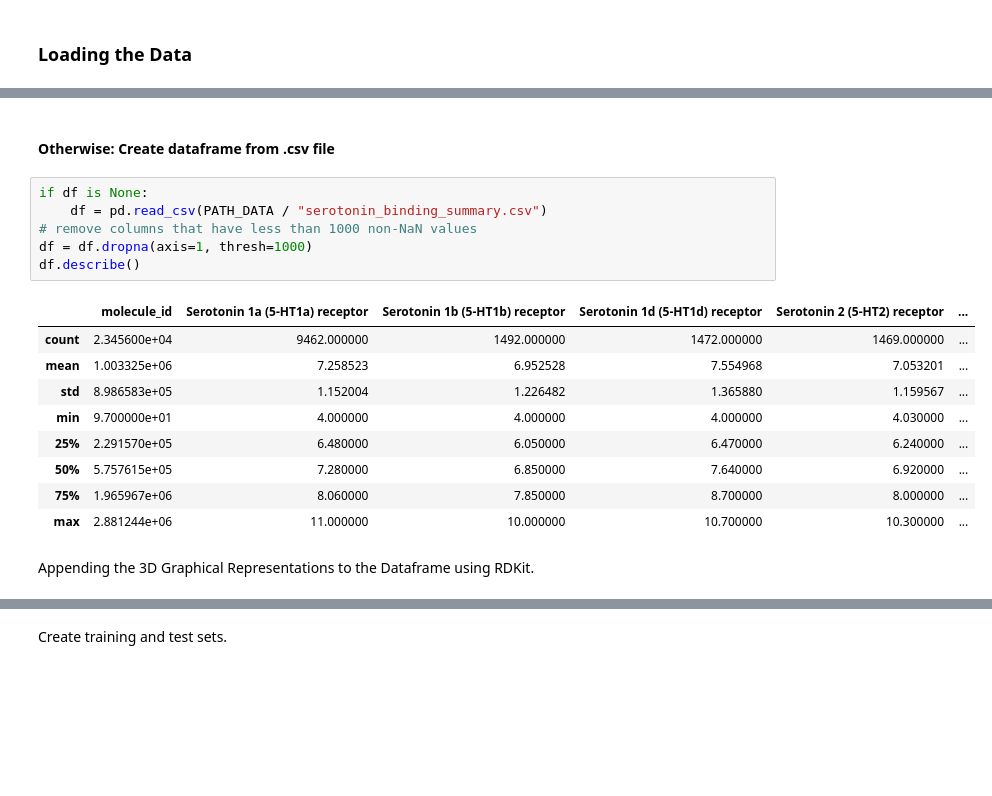
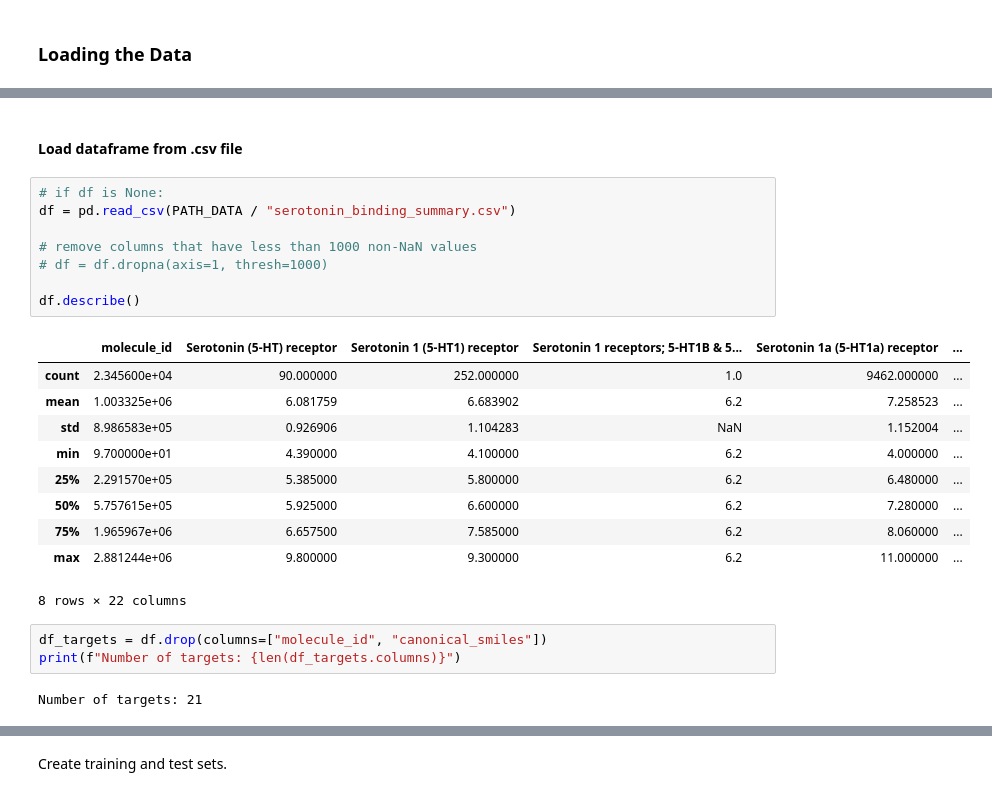
Before and after one commit to paulutsch/serotonin-3d-gnn, a Jupyter notebook: serotonin-3d-gnn.ipynb, the cells around one changed output, grey strips where cells are left out. Drawn from its saved outputs; the diff is of its cells as text; blank space fills up the shorter version.

Commit message:
feat: targets in Data and first training implemented

```diff
--- a/serotonin-3d-gnn.ipynb
+++ b/serotonin-3d-gnn.ipynb
@@ -107,21 +105,27 @@ DataFrame loaded from pickle.
 # %% [markdown]
-#### Otherwise: Create dataframe from .csv file
+#### Load dataframe from .csv file
 # %%
-if df is None:
-    df = pd.read_csv(PATH_DATA / "serotonin_binding_summary.csv")
+# if df is None:
+df = pd.read_csv(PATH_DATA / "serotonin_binding_summary.csv")
+
 # remove columns that have less than 1000 non-NaN values
-df = df.dropna(axis=1, thresh=1000)
+# df = df.dropna(axis=1, thresh=1000)
+
 df.describe()
 # %% [output]
-|  | molecule_id | Serotonin 1a (5-HT1a) receptor | Serotonin 1b (5-HT1b) receptor | Serotonin 1d (5-HT1d) receptor | Serotonin 2 (5-HT2) receptor | ... |
-| count | 2.345600e+04 | 9462.000000 | 1492.000000 | 1472.000000 | 1469.000000 | ... |
-| mean | 1.003325e+06 | 7.258523 | 6.952528 | 7.554968 | 7.053201 | ... |
-| std | 8.986583e+05 | 1.152004 | 1.226482 | 1.365880 | 1.159567 | ... |
-| min | 9.700000e+01 | 4.000000 | 4.000000 | 4.000000 | 4.030000 | ... |
-| 25% | 2.291570e+05 | 6.480000 | 6.050000 | 6.470000 | 6.240000 | ... |
-| 50% | 5.757615e+05 | 7.280000 | 6.850000 | 7.640000 | 6.920000 | ... |
-| 75% | 1.965967e+06 | 8.060000 | 7.850000 | 8.700000 | 8.000000 | ... |
-| max | 2.881244e+06 | 11.000000 | 10.000000 | 10.700000 | 10.300000 | ... |
+|  | molecule_id | Serotonin (5-HT) receptor | Serotonin 1 (5-HT1) receptor | Serotonin 1 receptors; 5-HT1B & 5... | Serotonin 1a (5-HT1a) receptor | ... |
+| count | 2.345600e+04 | 90.000000 | 252.000000 | 1.0 | 9462.000000 | ... |
+| mean | 1.003325e+06 | 6.081759 | 6.683902 | 6.2 | 7.258523 | ... |
+| std | 8.986583e+05 | 0.926906 | 1.104283 | NaN | 1.152004 | ... |
+| min | 9.700000e+01 | 4.390000 | 4.100000 | 6.2 | 4.000000 | ... |
+| 25% | 2.291570e+05 | 5.385000 | 5.800000 | 6.2 | 6.480000 | ... |
+| 50% | 5.757615e+05 | 5.925000 | 6.600000 | 6.2 | 7.280000 | ... |
+| 75% | 1.965967e+06 | 6.657500 | 7.585000 | 6.2 | 8.060000 | ... |
+| max | 2.881244e+06 | 9.800000 | 9.300000 | 6.2 | 11.000000 | ... |
+8 rows × 22 columns
-# %% [markdown]
-Appending the 3D Graphical Representations to the Dataframe using RDKit.
+# %%
+df_targets = df.drop(columns=["molecule_id", "canonical_smiles"])
+print(f"Number of targets: {len(df_targets.columns)}")
+# %% [output]
+Number of targets: 21
 # %%
```
Also changed, not shown: parts of 18 cells of this notebook.
